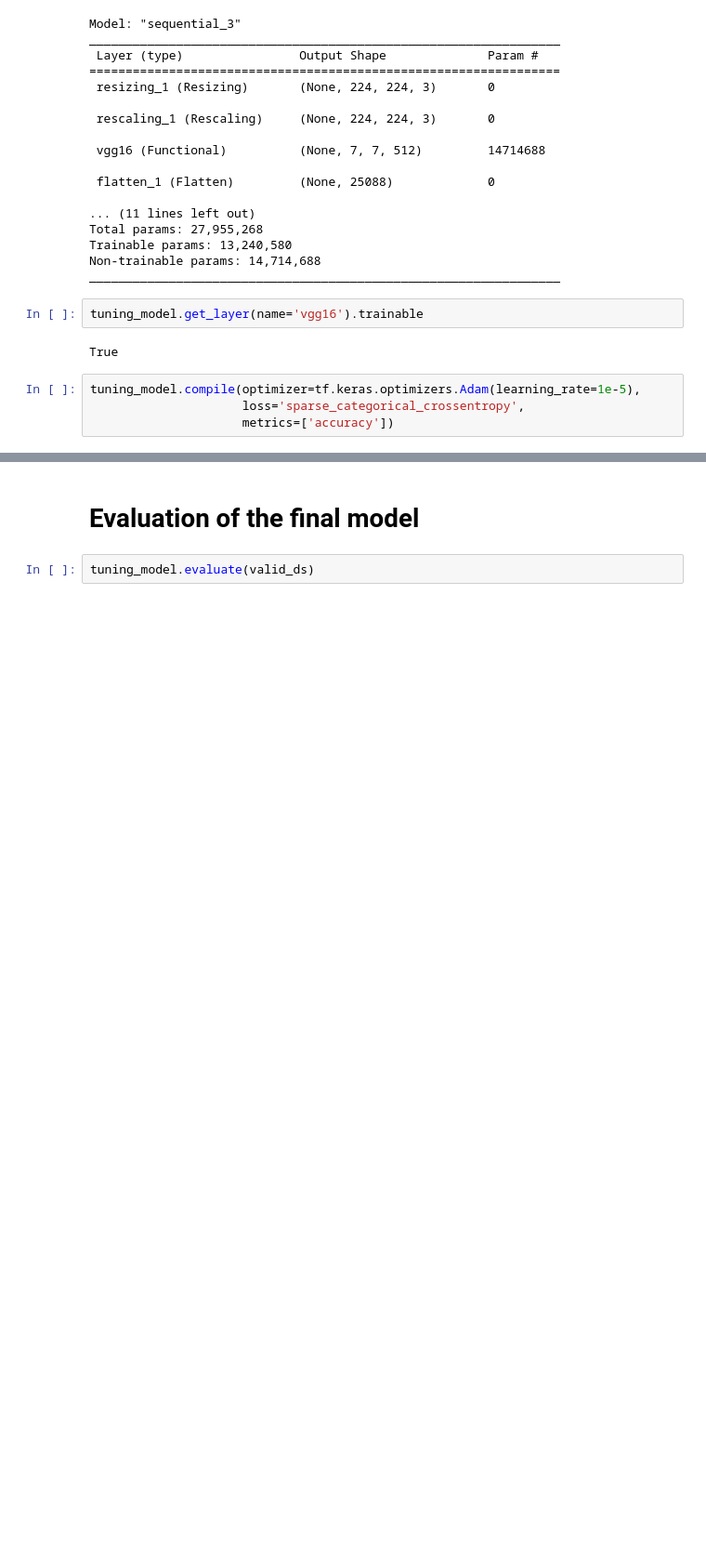
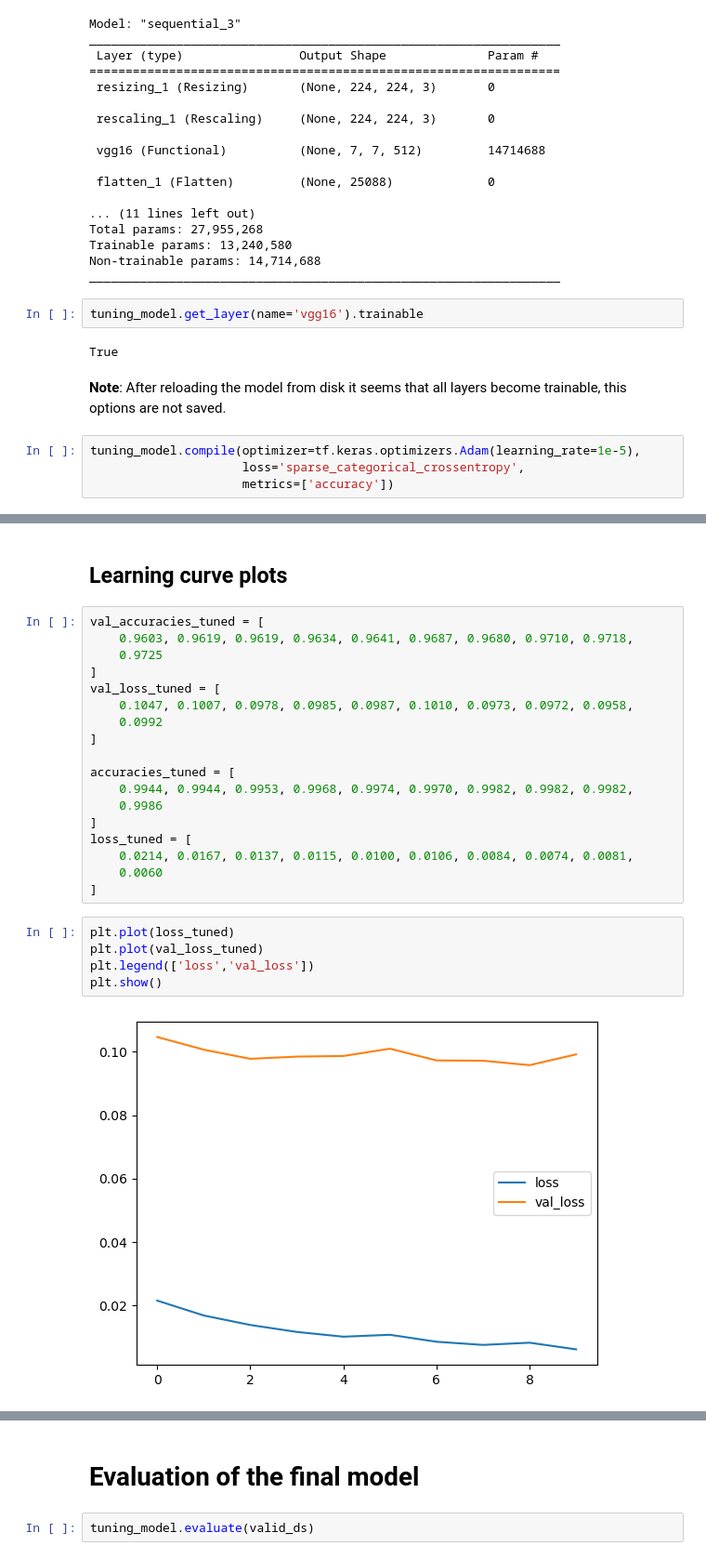
Before and after one commit to lince098/cerebral_cancer_recognition, a Jupyter notebook: cancer-cerebral-mbd.ipynb, the cells around one changed output, grey strips where cells are left out. Shown at 93% size. Saved outputs shown, nothing was run; the diff lists cells and outputs as text; blank space fills up the shorter version.

```diff
--- a/cancer-cerebral-mbd.ipynb
+++ b/cancer-cerebral-mbd.ipynb
@@ -202,6 +273,8 @@ _________________________________________________________________
 tuning_model.get_layer(name='vgg16').trainable
 # %% [output]
 True
+# %% [markdown]
+**Note**: After reloading the model from disk it seems that all layers become trainable, this options are not saved.
 # %%
 tuning_model.compile(optimizer=tf.keras.optimizers.Adam(learning_rate=1e-5),
                      loss='sparse_categorical_crossentropy',
@@ -241,3 +314,30 @@ Epoch 9/10
 179/179 [==============================] - 181s 1s/step - loss: 0.0081 - accuracy: 0.9982 - val_loss: 0.0958 - val_accuracy: 0.9718
 Epoch 10/10
 179/179 [==============================] - 180s 1s/step - loss: 0.0060 - accuracy: 0.9986 - val_loss: 0.0992 - val_accuracy: 0.9725
+# %% [markdown]
+## Learning curve plots
+# %%
+val_accuracies_tuned = [
+    0.9603, 0.9619, 0.9619, 0.9634, 0.9641, 0.9687, 0.9680, 0.9710, 0.9718,
+    0.9725
+]
+val_loss_tuned = [
+    0.1047, 0.1007, 0.0978, 0.0985, 0.0987, 0.1010, 0.0973, 0.0972, 0.0958,
+    0.0992
+]
+
+accuracies_tuned = [
+    0.9944, 0.9944, 0.9953, 0.9968, 0.9974, 0.9970, 0.9982, 0.9982, 0.9982,
+    0.9986
+]
+loss_tuned = [
+    0.0214, 0.0167, 0.0137, 0.0115, 0.0100, 0.0106, 0.0084, 0.0074, 0.0081,
+    0.0060
+]
+# %%
+plt.plot(loss_tuned)
+plt.plot(val_loss_tuned)
+plt.legend(['loss','val_loss'])
+plt.show()
+# %% [output]
+[figure, added]
```
Also changed, not shown: parts of 15 cells of this notebook.
